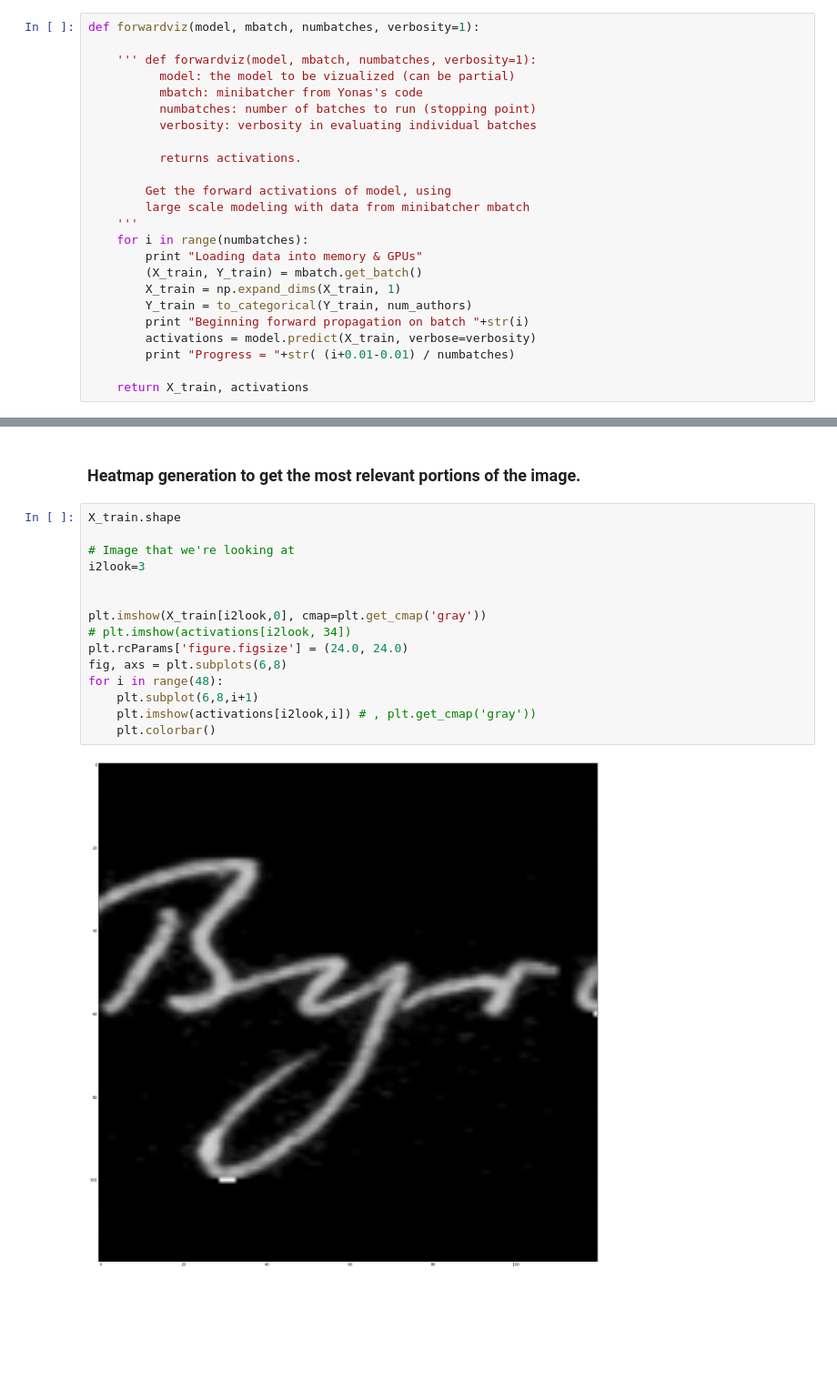
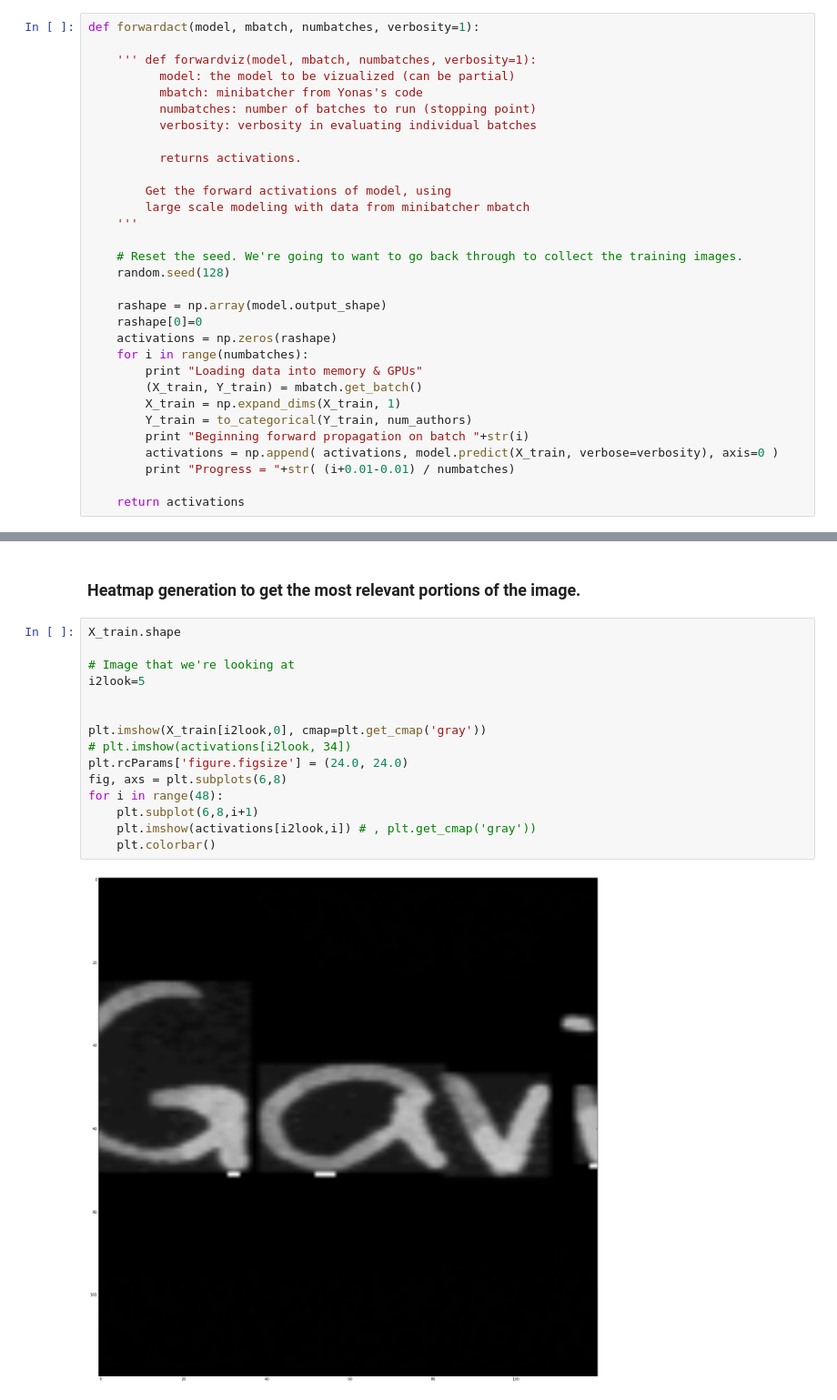
Before and after one commit to Lab41/d-script, a Jupyter notebook: viz_tools/VizLS.ipynb, the cells around one changed output, grey strips where cells are left out. Shown at 91% size. Saved outputs shown, nothing was run; the diff lists cells and outputs as text; blank space fills up the shorter version.

Commit message:
Added Top 5 Activations

```diff
--- a/viz_tools/VizLS.ipynb
+++ b/viz_tools/VizLS.ipynb
@@ -158,7 +160,7 @@ You are looking at <keras.layers.core.Dropout object at 0x...>
 # %% [markdown]
 ### Forward propagation to get the activations of the network. Support for dense layers only
 # %%
-def forwardviz(model, mbatch, numbatches, verbosity=1):
+def forwardact(model, mbatch, numbatches, verbosity=1):
 
     ''' def forwardviz(model, mbatch, numbatches, verbosity=1):
           model: the model to be vizualized (can be partial)
@@ -171,14 +173,21 @@ def forwardviz(model, mbatch, numbatches, verbosity=1):
         Get the forward activations of model, using
         large scale modeling with data from minibatcher mbatch
     '''
+
+    # Reset the seed. We're going to want to go back through to collect the training images.
+    random.seed(128)
+
+    rashape = np.array(model.output_shape)
+    rashape[0]=0
+    activations = np.zeros(rashape)
     for i in range(numbatches):
         print "Loading data into memory & GPUs"
         (X_train, Y_train) = mbatch.get_batch()
         X_train = np.expand_dims(X_train, 1)
         Y_train = to_categorical(Y_train, num_authors)
         print "Beginning forward propagation on batch "+str(i)
-        activations = model.predict(X_train, verbose=verbosity)
+        activations = np.append( activations, model.predict(X_train, verbose=verbosity), axis=0 )
         print "Progress = "+str( (i+0.01-0.01) / numbatches)
 
-    return X_train, activations
+    return activations
 # %% [markdown]
@@ -212,17 +221,17 @@ activations = forward2viz(rmodel, X_train, verbosity=1)
 # %%
 X_train.shape
 
 # Image that we're looking at
-i2look=3
+i2look=5
 
 
 plt.imshow(X_train[i2look,0], cmap=plt.get_cmap('gray'))
 # plt.imshow(activations[i2look, 34])
 plt.rcParams['figure.figsize'] = (24.0, 24.0)
 fig, axs = plt.subplots(6,8)
 for i in range(48):
     plt.subplot(6,8,i+1)
     plt.imshow(activations[i2look,i]) # , plt.get_cmap('gray'))
     plt.colorbar()
 # %% [output]
-[figure, old version]
+[figure, new version]
```
Also changed, not shown: parts of 16 cells of this notebook.
